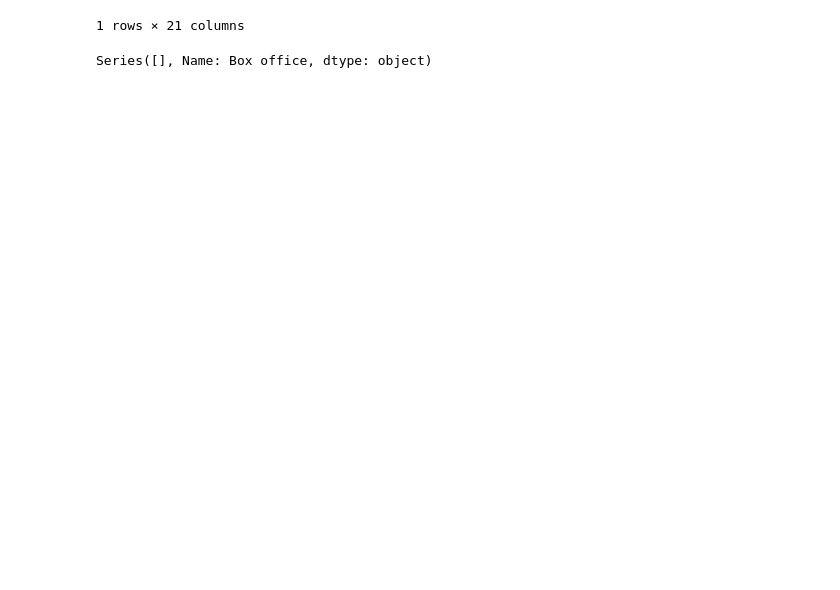
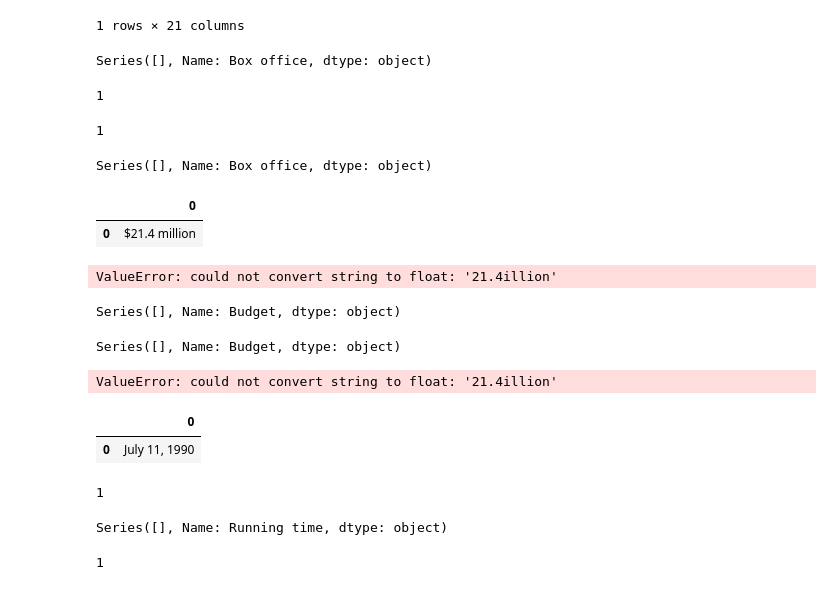
Before and after one commit to Viasha/Movies-ETL, a Jupyter notebook: Wiki Movies.ipynb, the cells around one changed output. Saved outputs shown, nothing was run; the diff lists cells and outputs as text; code cells hidden in the pictures; blank space fills up the shorter version.

Commit message:
Cleaning Data

```diff
--- a/Wiki Movies.ipynb
+++ b/Wiki Movies.ipynb
@@ -257,7 +245,7 @@ def clean_movie(movie):
 # %%
 clean_movies=[clean_movie(movie) for movie in wiki_movies]
 # %%
-wiki_movies_df2=pd.DataFrame(clean_movies)
+wiki_movies_df=pd.DataFrame(clean_movies)
 sorted(wiki_movies_df.columns.tolist())
 # %% [output]
 ['Animation by',
@@ -369 +378,11 @@ import re
 #
+# %%
+form_one= r'\$\s*\d+\.?\d*\s*[mb]illion'
+box_office.str.contains(form_one, flags=re.IGNORECASE, na=False).sum()
+# %% [output]
+1
+# %%
+form_two=r'\$\s*\d{1,3}(?:[,\.]\d{3})+(?!\s[mb]illion)'
+box_office.str.contains(form_one, flags=re.IGNORECASE, na=False).sum()
+# %% [output]
+1
@@ -369,0 +392,11 @@ import re
+# %%
+box_office[~matches_form_one & ~matches_form_two]
+# %% [output]
+Series([], Name: Box office, dtype: object)
+# %%
+box_office=box_office.str.replace(r'\$.*[---](?![a-z])', '$', regex=True)
+# %%
+box_office.str.extract(f'({form_one}| {form_two})')
+# %% [output]
+|  | 0 |
+| 0 | $21.4 million |
@@ -369,0 +436,4 @@ import re
+# %%
+wiki_movies_df['box_office'] = box_office.str.extract(f'({form_one}|{form_two})', flags=re.IGNORECASE)[0].apply(parse_dollars)
+# %% [output]
+ValueError: could not convert string to float: '21.4illion'
@@ -369,0 +445,15 @@ import re
+# %%
+matches_form_one = budget.str.contains(form_one, flags=re.IGNORECASE, na=False)
+matches_form_two = budget.str.contains(form_two, flags=re.IGNORECASE, na=False)
+budget[~matches_form_one & ~matches_form_two]
+# %% [output]
+Series([], Name: Budget, dtype: object)
+# %%
+budget= budget.str.replace(r'\[\d+\]\s*', '')
+budget[~matches_form_one & ~matches_form_two]
+# %% [output]
+Series([], Name: Budget, dtype: object)
+# %%
+wiki_movies_df['budget'] = box_office.str.extract(f'({form_one}|{form_two})', flags=re.IGNORECASE)[0].apply(parse_dollars)
+# %% [output]
+ValueError: could not convert string to float: '21.4illion'
@@ -369,0 +469,5 @@ import re
+# %%
+release_date.str.extract(f'({date_form_one}|{date_form_two}|{date_form_three}|{date_form_four})', flags=re.IGNORECASE)
+# %% [output]
+|  | 0 |
+| 0 | July 11, 1990 |
@@ -369,0 +478,12 @@ import re
+# %%
+running_time.str.contains(r'^\d*\s*minutes$', flags=re.IGNORECASE, na=False).sum()
+# %% [output]
+1
+# %%
+running_time[running_time.str.contains(r'^\d*\s*minutes$', flags=re.IGNORECASE, na=False) != True]
+# %% [output]
+Series([], Name: Running time, dtype: object)
+# %%
+running_time.str.contains(r'^\d*\s*m', flags=re.IGNORECASE, na=False).sum()
+# %% [output]
+1
```
Also changed, not shown: parts of 32 cells of this notebook.
